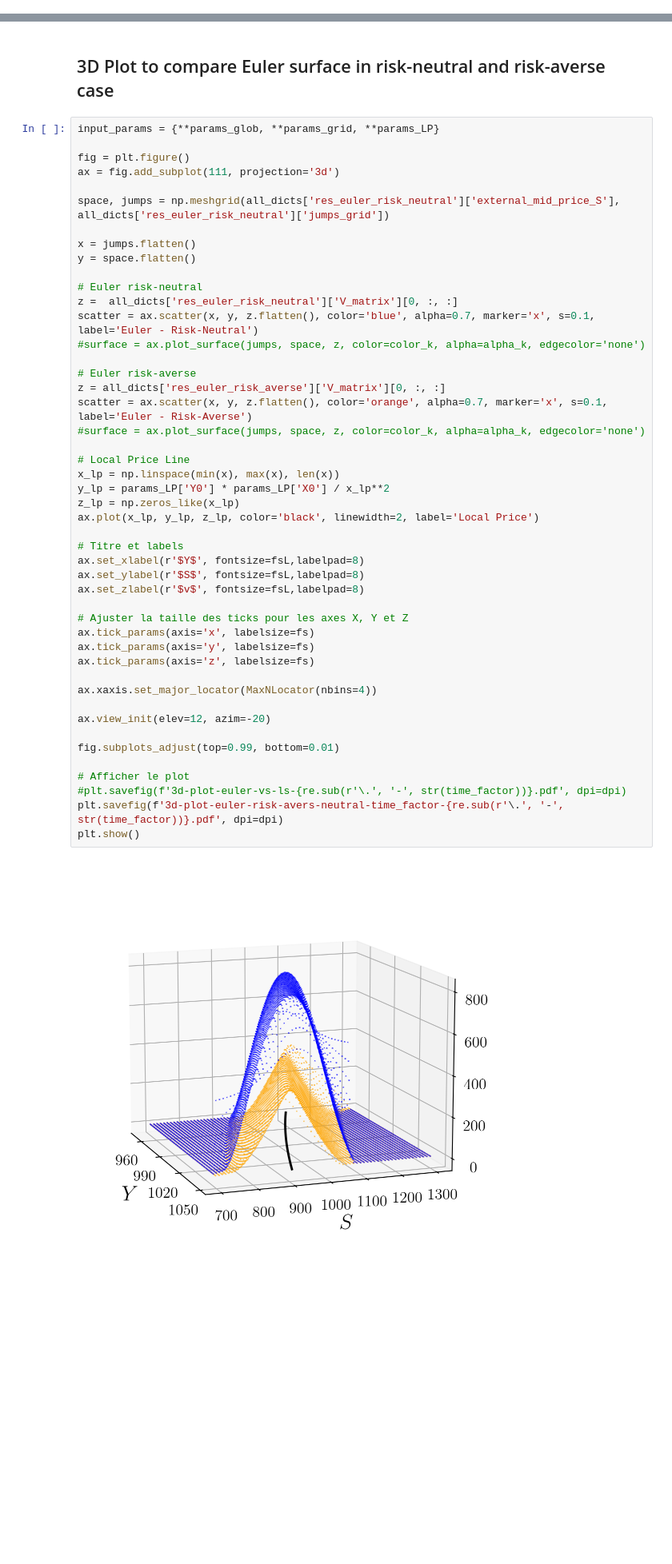
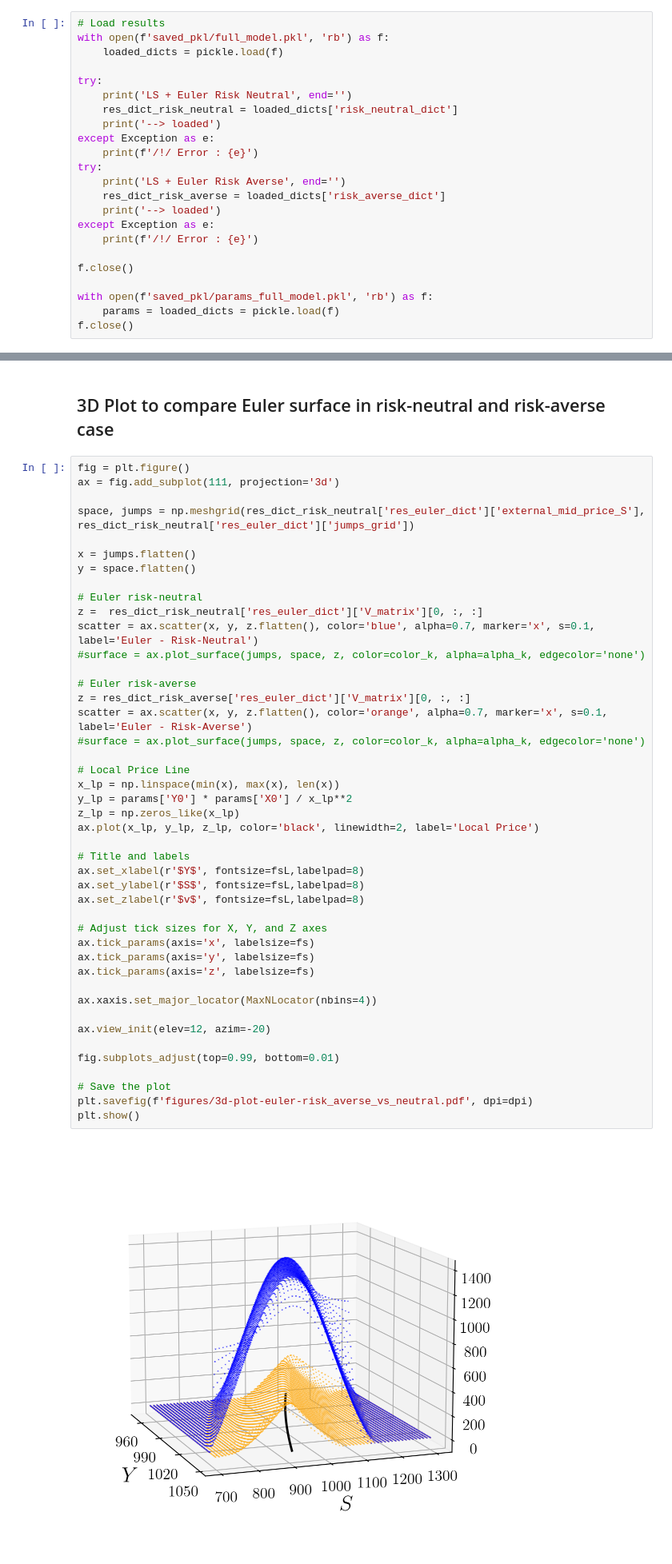
Before and after one commit to sb-bbr/AMM-Optimal-Exit-Time, a Jupyter notebook: Code/AMMSimulation.ipynb, the cells around one changed output, grey strips where cells are left out. Shown at 80% size. Saved outputs shown, nothing was run; the diff lists cells and outputs as text; blank space fills up the shorter version.

```diff
--- a/Code/AMMSimulation.ipynb
+++ b/Code/AMMSimulation.ipynb
@@ -393,0 +237,23 @@ v_max = np.max(v_max_list)
+# %%
+# Load results
+with open(f'saved_pkl/full_model.pkl', 'rb') as f:
+    loaded_dicts = pickle.load(f)
+
+try:
+    print('LS + Euler Risk Neutral', end='')
+    res_dict_risk_neutral = loaded_dicts['risk_neutral_dict']
+    print('--> loaded')
+except Exception as e:
+    print(f'/!/ Error : {e}')
+try:
+    print('LS + Euler Risk Averse', end='')
+    res_dict_risk_averse = loaded_dicts['risk_averse_dict']
+    print('--> loaded')
+except Exception as e:
+    print(f'/!/ Error : {e}')
+
+f.close()
+
+with open(f'saved_pkl/params_full_model.pkl', 'rb') as f:
+    params = loaded_dicts = pickle.load(f)
+f.close()
@@ -514,54 +415,51 @@ plt.show()
 # %% [markdown]
 ## 3D Plot to compare Euler surface in risk-neutral and risk-averse case
 # %%
-input_params = {**params_glob, **params_grid, **params_LP}
-
 fig = plt.figure()
 ax = fig.add_subplot(111, projection='3d')
 
-space, jumps = np.meshgrid(all_dicts['res_euler_risk_neutral']['external_mid_price_S'], all_dicts['res_euler_risk_neutral']['jumps_grid'])
+space, jumps = np.meshgrid(res_dict_risk_neutral['res_euler_dict']['external_mid_price_S'], res_dict_risk_neutral['res_euler_dict']['jumps_grid'])
 
 x = jumps.flatten()
 y = space.flatten()
 
 # Euler risk-neutral
-z =  all_dicts['res_euler_risk_neutral']['V_matrix'][0, :, :]
+z =  res_dict_risk_neutral['res_euler_dict']['V_matrix'][0, :, :]
 scatter = ax.scatter(x, y, z.flatten(), color='blue', alpha=0.7, marker='x', s=0.1, label='Euler - Risk-Neutral')
 #surface = ax.plot_surface(jumps, space, z, color=color_k, alpha=alpha_k, edgecolor='none')
 
 # Euler risk-averse
-z = all_dicts['res_euler_risk_averse']['V_matrix'][0, :, :]
+z = res_dict_risk_averse['res_euler_dict']['V_matrix'][0, :, :]
 scatter = ax.scatter(x, y, z.flatten(), color='orange', alpha=0.7, marker='x', s=0.1, label='Euler - Risk-Averse')
 #surface = ax.plot_surface(jumps, space, z, color=color_k, alpha=alpha_k, edgecolor='none')
 
 # Local Price Line
 x_lp = np.linspace(min(x), max(x), len(x))
-y_lp = params_LP['Y0'] * params_LP['X0'] / x_lp**2
+y_lp = params['Y0'] * params['X0'] / x_lp**2
 z_lp = np.zeros_like(x_lp)
 ax.plot(x_lp, y_lp, z_lp, color='black', linewidth=2, label='Local Price')
 
-# Titre et labels
+# Title and labels
 ax.set_xlabel(r'$Y$', fontsize=fsL,labelpad=8)
 ax.set_ylabel(r'$S$', fontsize=fsL,labelpad=8)
 ax.set_zlabel(r'$v$', fontsize=fsL,labelpad=8)
 
-# Ajuster la taille des ticks pour les axes X, Y et Z
+# Adjust tick sizes for X, Y, and Z axes
 ax.tick_params(axis='x', labelsize=fs)
 ax.tick_params(axis='y', labelsize=fs)
 ax.tick_params(axis='z', labelsize=fs)
 
 ax.xaxis.set_major_locator(MaxNLocator(nbins=4))
 
 ax.view_init(elev=12, azim=-20)
 
 fig.subplots_adjust(top=0.99, bottom=0.01)
 
-# Afficher le plot
-#plt.savefig(f'3d-plot-euler-vs-ls-{re.sub(r'\.', '-', str(time_factor))}.pdf', dpi=dpi)
-plt.savefig(f'3d-plot-euler-risk-avers-neutral-time_factor-{re.sub(r'\.', '-', str(time_factor))}.pdf', dpi=dpi)
+# Save the plot
+plt.savefig(f'figures/3d-plot-euler-risk_averse_vs_neutral.pdf', dpi=dpi)
 plt.show()
 # %% [output]
-[figure, old version]
+[figure, new version]
 # %% [markdown]
 # 2D Plots
 # %% [markdown]
```
Also changed, not shown: parts of 25 cells of this notebook, 44 other files.
